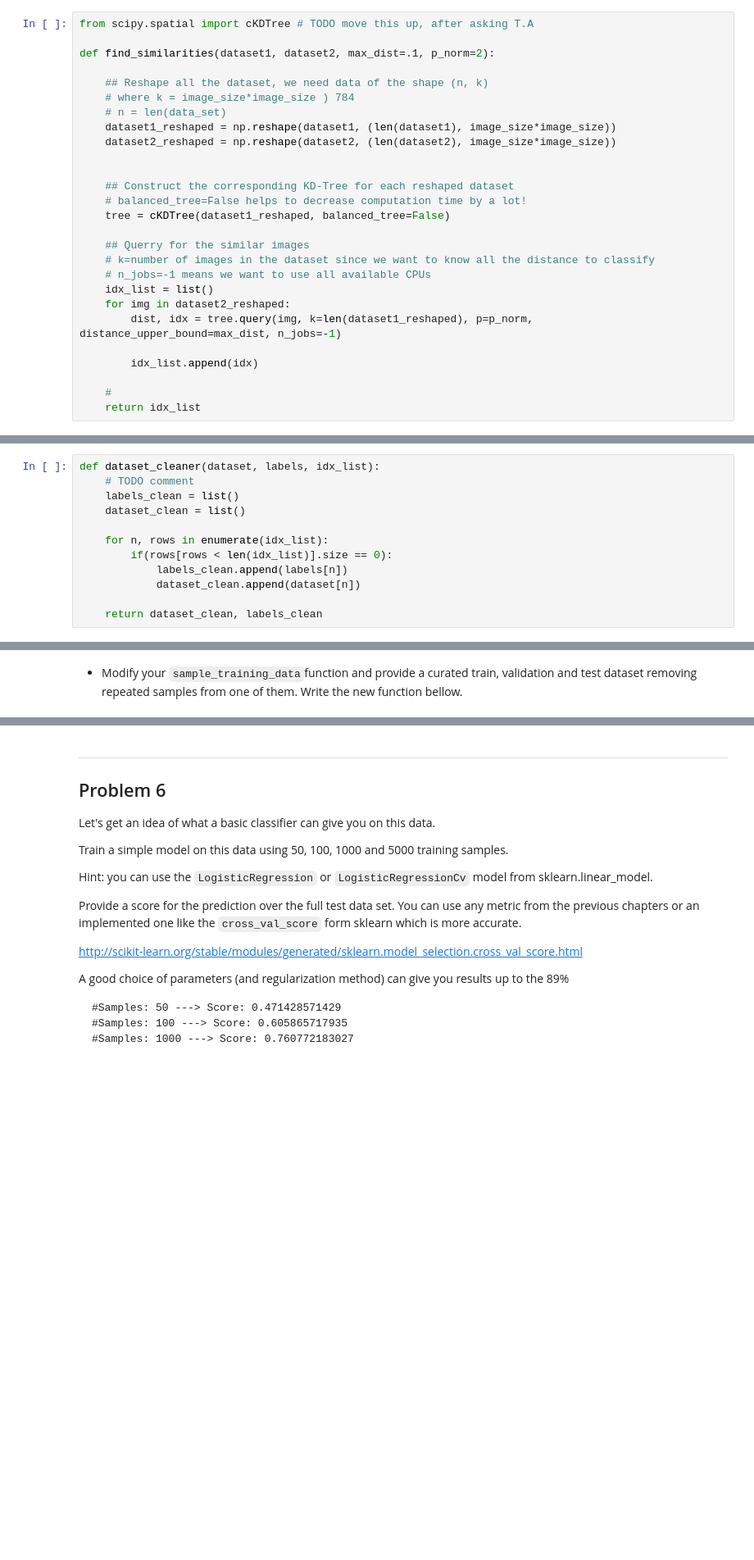
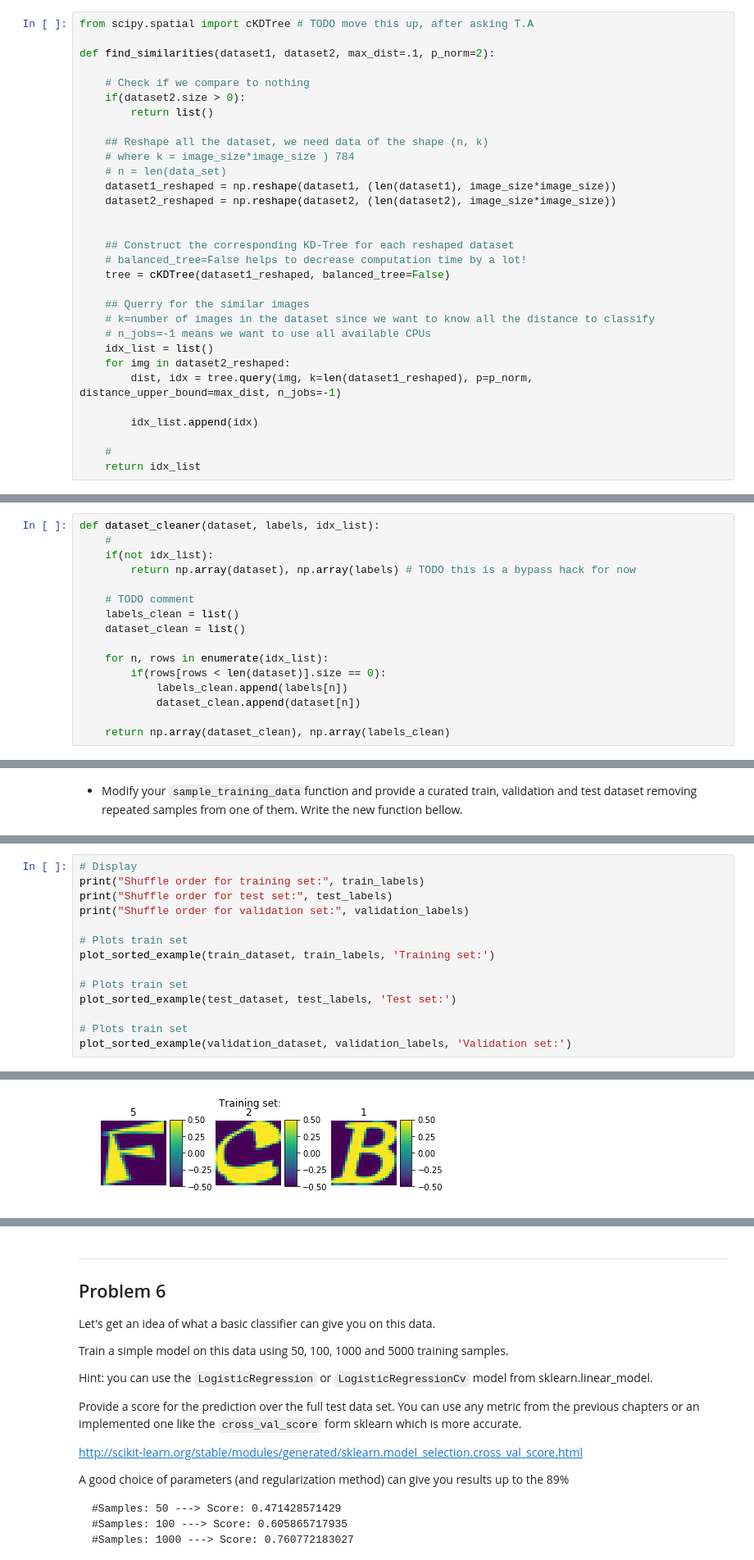
Before and after one commit to TTimTT/IPLab, a Jupyter notebook: assignments/Tim.ipynb, the cells around one changed output, grey strips where cells are left out. Shown at 82% size. Drawn from its saved outputs; the diff is of its cells as text; blank space fills up the shorter version.

Commit message:
Problem 5 is fixed but still one issue with the test, I am confuse now results in the problem 7 arenot as good as before :-/

```diff
--- a/assignments/Tim.ipynb
+++ b/assignments/Tim.ipynb
@@ -633,6 +633,10 @@ TODO more blablalba
 from scipy.spatial import cKDTree # TODO move this up, after asking T.A
 
 def find_similarities(dataset1, dataset2, max_dist=.1, p_norm=2):
+
+    # Check if we compare to nothing
+    if(dataset2.size > 0):
+        return list()
 
     ## Reshape all the dataset, we need data of the shape (n, k)
     # where k = image_size*image_size ) 784
@@ -664,12 +663,16 @@ valid_test_list = find_similarities(validation_dataset, test_dataset)
 # %%
 def dataset_cleaner(dataset, labels, idx_list):
+    #
+    if(not idx_list):
+        return np.array(dataset), np.array(labels) # TODO this is a bypass hack for now
+
     # TODO comment
     labels_clean = list()
     dataset_clean = list()
 
     for n, rows in enumerate(idx_list):
-        if(rows[rows < len(idx_list)].size == 0):
+        if(rows[rows < len(dataset)].size == 0):
             labels_clean.append(labels[n])
             dataset_clean.append(dataset[n])
 
-    return dataset_clean, labels_clean
+    return np.array(dataset_clean), np.array(labels_clean)
@@ -875,0 +863,15 @@ KeyboardInterrupt:
+# %%
+# Display
+print("Shuffle order for training set:", train_labels)
+print("Shuffle order for test set:", test_labels)
+print("Shuffle order for validation set:", validation_labels)
+
+# Plots train set
+plot_sorted_example(train_dataset, train_labels, 'Training set:')
+
+# Plots train set
+plot_sorted_example(test_dataset, test_labels, 'Test set:')
+
+# Plots train set
+plot_sorted_example(validation_dataset, validation_labels, 'Validation set:')
+# %% [output]
@@ -875,0 +881 @@ KeyboardInterrupt:
+[figure, added]
```
Also changed, not shown: parts of 16 cells of this notebook.
